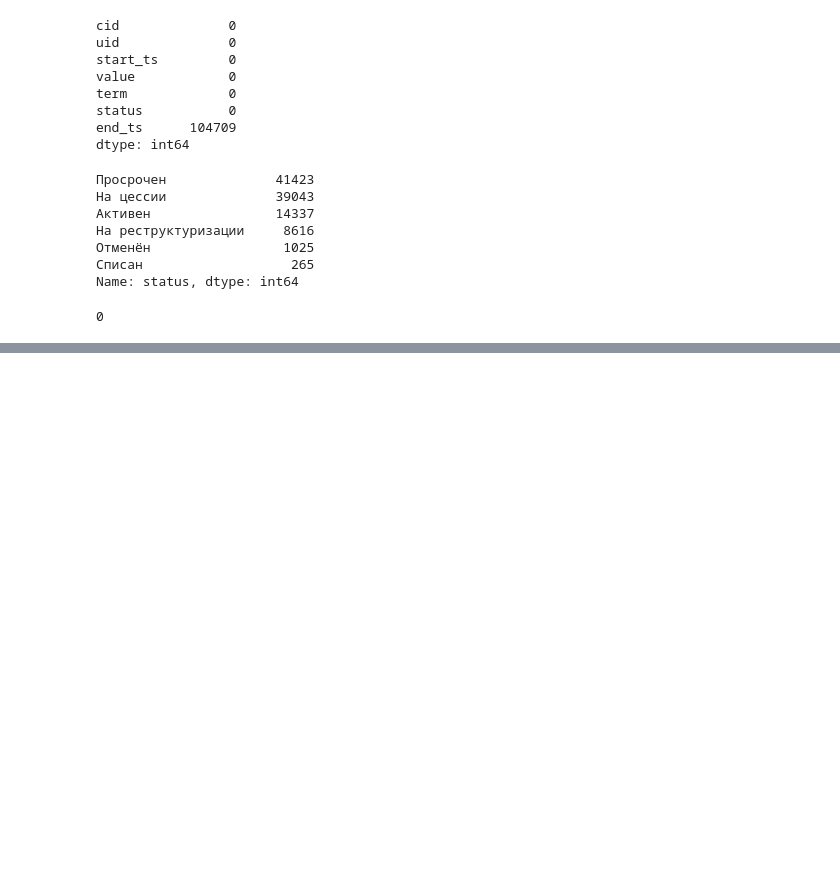
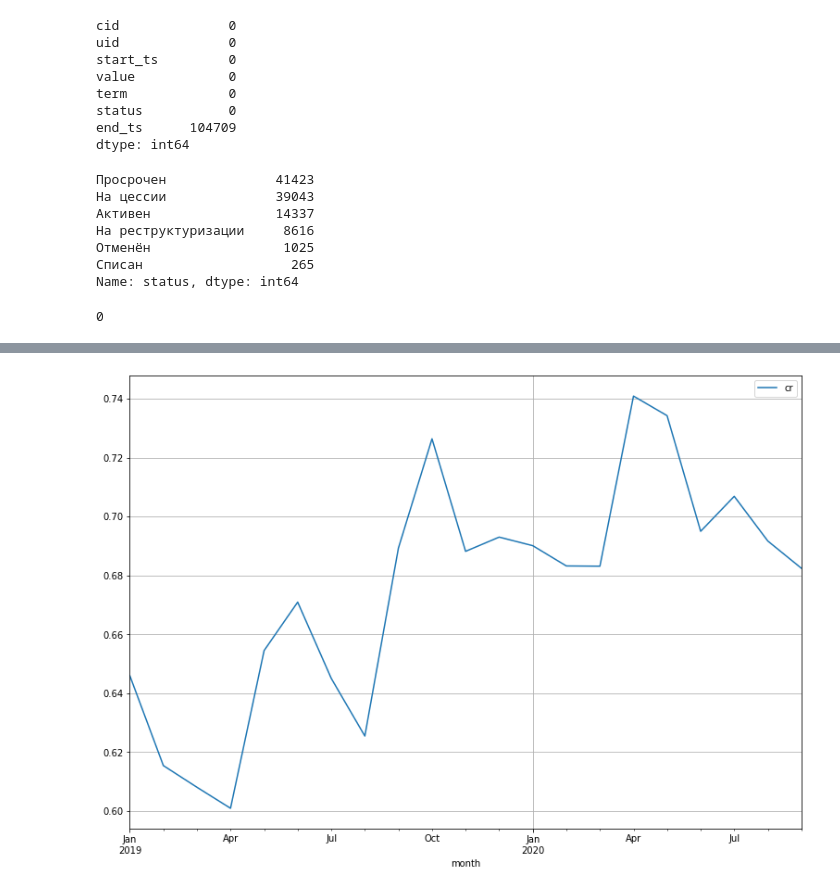
Before and after one commit to g0vn0c0d3r/da, a Jupyter notebook: data/Untitled.ipynb, the cells around one changed output, grey strips where cells are left out. Saved outputs shown, nothing was run; the diff lists cells and outputs as text; code cells hidden in the pictures; blank space fills up the shorter version.

```diff
--- a/data/Untitled.ipynb
+++ b/data/Untitled.ipynb
@@ -171,0 +228,6 @@ loans.duplicated().sum()
+# %%
+# рассчитаем коэффициент успешных регистраций
+regs_by_month['cr'] = regs_by_month['success_regs'] / regs_by_month['total_regs'].round(2)
+regs_by_month.plot(figsize=(13, 9), grid=True, y='cr');
+# %% [output]
+[figure, added]
```
Also changed, not shown: parts of 20 cells of this notebook.
